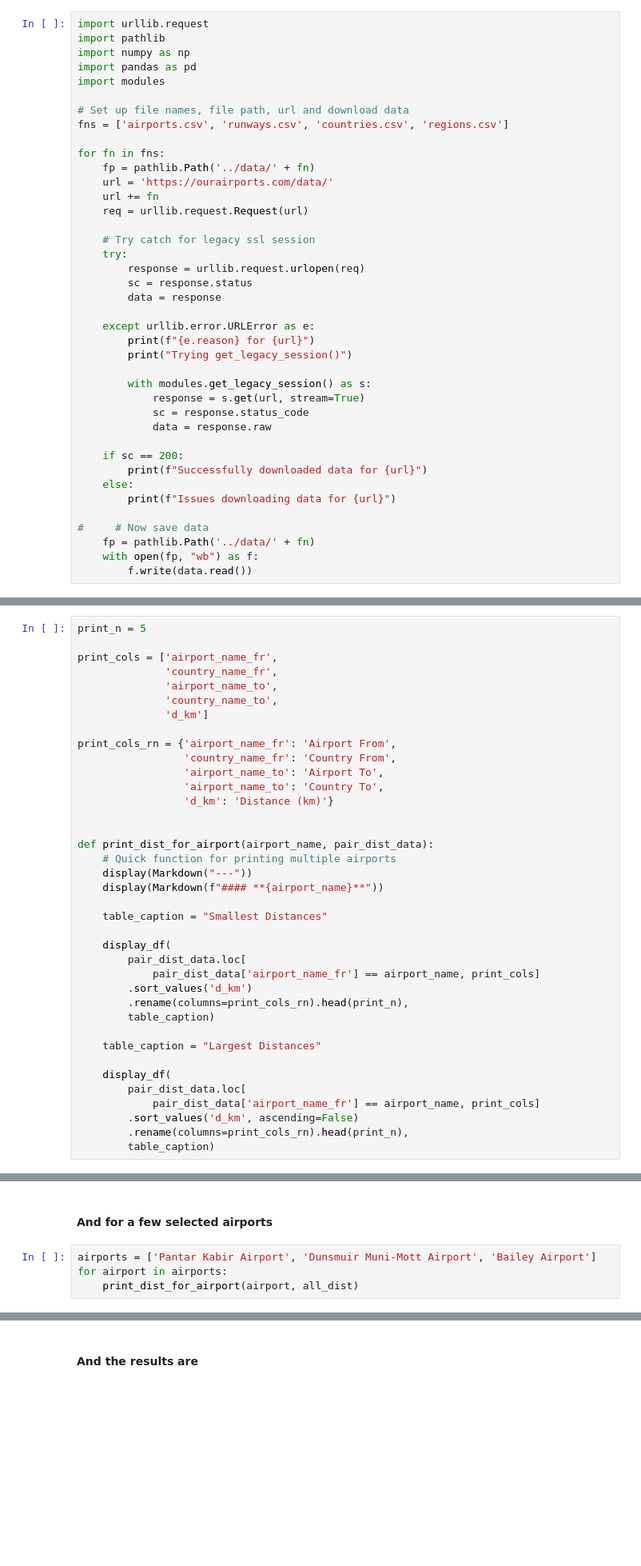
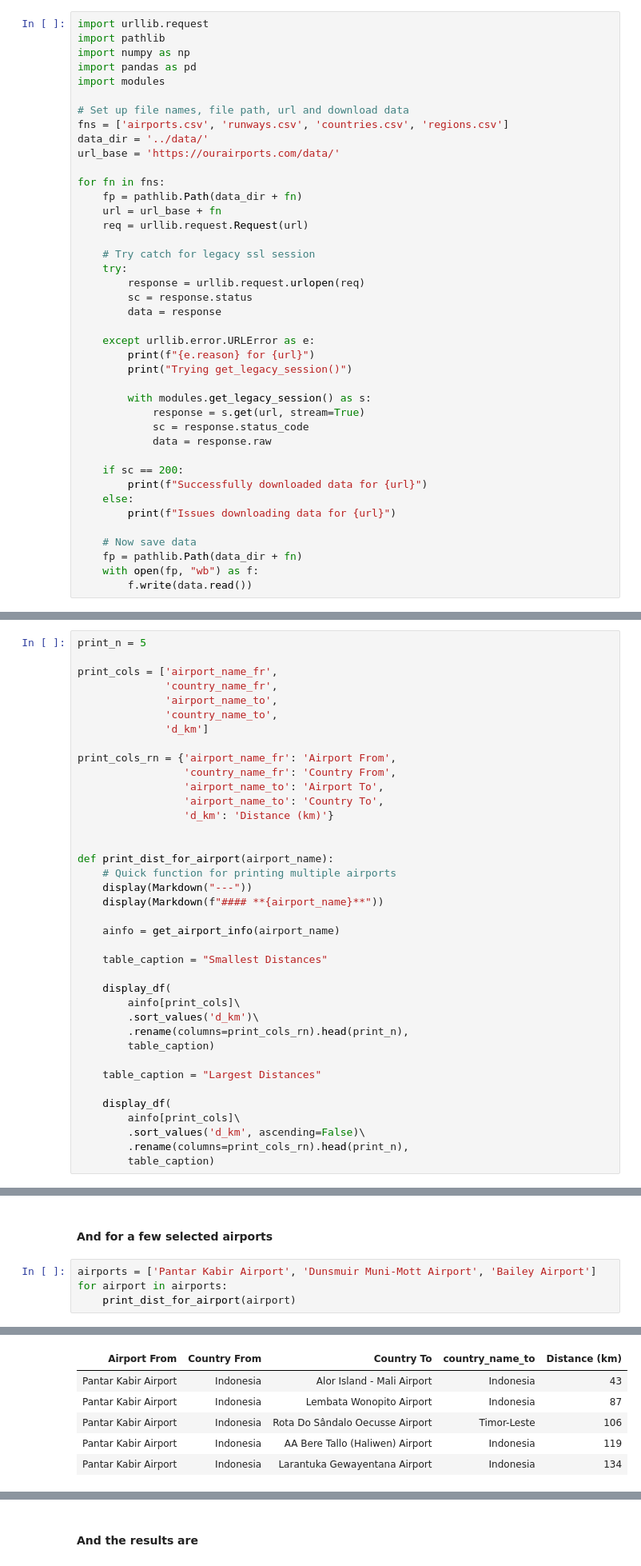
Before and after one commit to qwertytam/hermitcity, a Jupyter notebook: nb/airports.ipynb, the cells around one changed output, grey strips where cells are left out. Shown at 80% size. Drawn from its saved outputs; the diff is of its cells as text; blank space fills up the shorter version.

```diff
--- a/nb/airports.ipynb
+++ b/nb/airports.ipynb
@@ -15,11 +15,12 @@ import modules
 
 # Set up file names, file path, url and download data
 fns = ['airports.csv', 'runways.csv', 'countries.csv', 'regions.csv']
+data_dir = '../data/'
+url_base = 'https://ourairports.com/data/'
 
 for fn in fns:
-    fp = pathlib.Path('../data/' + fn)
-    url = 'https://ourairports.com/data/'
-    url += fn
+    fp = pathlib.Path(data_dir + fn)
+    url = url_base + fn
     req = urllib.request.Request(url)
 
     # Try catch for legacy ssl session
@@ -42,8 +43,8 @@ for fn in fns:
     else:
         print(f"Issues downloading data for {url}")
 
-#     # Now save data
-    fp = pathlib.Path('../data/' + fn)
+    # Now save data
+    fp = pathlib.Path(data_dir + fn)
     with open(fp, "wb") as f:
         f.write(data.read())
 # %% [output]
@@ -779,25 +839,25 @@ print_cols_rn = {'airport_name_fr': 'Airport From',
                  'd_km': 'Distance (km)'}
 
 
-def print_dist_for_airport(airport_name, pair_dist_data):
+def print_dist_for_airport(airport_name):
     # Quick function for printing multiple airports
     display(Markdown("---"))
     display(Markdown(f"#### **{airport_name}**"))
 
+    ainfo = get_airport_info(airport_name)
+
     table_caption = "Smallest Distances"
 
     display_df(
-        pair_dist_data.loc[
-            pair_dist_data['airport_name_fr'] == airport_name, print_cols]
-        .sort_values('d_km')
+        ainfo[print_cols]\
+        .sort_values('d_km')\
         .rename(columns=print_cols_rn).head(print_n),
         table_caption)
 
     table_caption = "Largest Distances"
 
     display_df(
-        pair_dist_data.loc[
-            pair_dist_data['airport_name_fr'] == airport_name, print_cols]
-        .sort_values('d_km', ascending=False)
+        ainfo[print_cols]\
+        .sort_values('d_km', ascending=False)\
         .rename(columns=print_cols_rn).head(print_n),
         table_caption)
@@ -811,4 +892,5 @@ all_dist = all_dist.loc[all_dist['d_km'] > 0, :]
 # %%
 airports = ['Pantar Kabir Airport', 'Dunsmuir Muni-Mott Airport', 'Bailey Airport']
 for airport in airports:
-    print_dist_for_airport(airport, all_dist)
+    print_dist_for_airport(airport)
+# %% [output]
@@ -814,0 +900,6 @@ for airport in airports:
+| Airport From | Country From | Country To | country_name_to | Distance (km) |
+| Pantar Kabir Airport | Indonesia | Alor Island - Mali Airport | Indonesia | 43 |
+| Pantar Kabir Airport | Indonesia | Lembata Wonopito Airport | Indonesia | 87 |
+| Pantar Kabir Airport | Indonesia | Rota Do Sândalo Oecusse Airport | Timor-Leste | 106 |
+| Pantar Kabir Airport | Indonesia | AA Bere Tallo (Haliwen) Airport | Indonesia | 119 |
+| Pantar Kabir Airport | Indonesia | Larantuka Gewayentana Airport | Indonesia | 134 |
```
Also changed, not shown: parts of 38 cells of this notebook.
